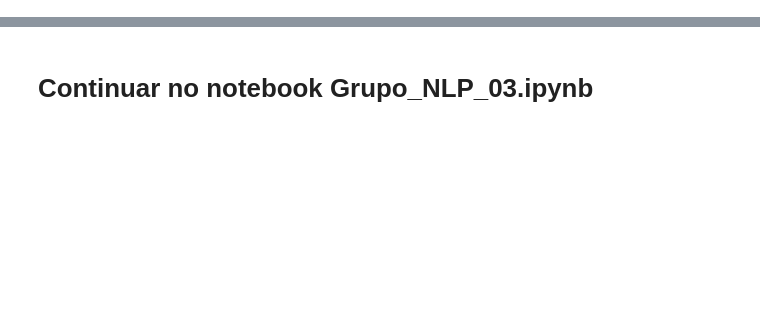
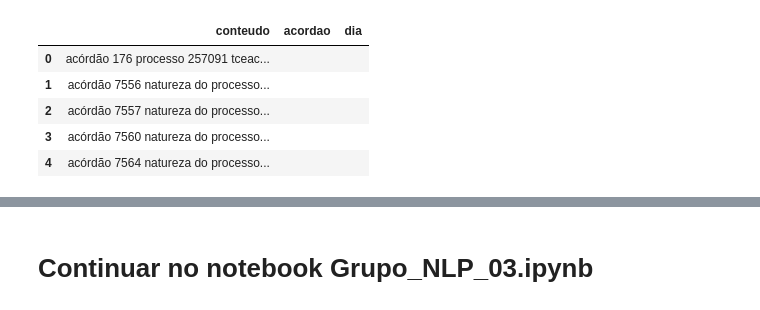
Before and after one commit to Antonino-Marques-Jares/Projeto_Leitura_Documentos, a Jupyter notebook: Grupo_NPL_02.ipynb, the cells around one changed output, grey strips where cells are left out. Saved outputs shown, nothing was run; the diff lists cells and outputs as text; code cells hidden in the pictures; blank space fills up the shorter version.

```diff
--- a/Grupo_NPL_02.ipynb
+++ b/Grupo_NPL_02.ipynb
@@ -387,3 +101,0 @@ Foram encontrados 1229 registros sem data
-# %%
-texto = transitorio['conteudo'][19]
-print(texto[-100:-1])
@@ -397,3 +101,0 @@ print(consulta)
-# %%
-texto = etapa01['conteudo'][19]
-print(texto[-100:-1])
@@ -405,3 +101,0 @@ P re si clente
-# %%
-texto = etapa02['conteudo_atualizado'][19]
-print(texto[-100:-1])
@@ -410,3 +101,0 @@ print(texto[-100:-1])
-# %%
-texto = etapa03['conteudo'][19]
-print(texto[-100:-1])
@@ -414,0 +238,25 @@ print(texto[-100:-1])
+# %%
+conteudos = []
+try:
+    for texto in passo01['conteudo']:
+        resposta = substituir(texto,r"\1\3",regex_espacos_entre_numeros)
+        resposta = substituir(resposta,r"\1 \2",regex_numero_encostado_em_letras)
+        conteudos.append(resposta)
+except ValueError as numero_erro:
+    print("Erro ao retirar espaço vazio entre números :", numero_erro)
+
+
+extrutura_transitorio_conteudos = {
+  'conteudo': conteudos
+}
+
+transitorio_conteudo = pd.DataFrame(extrutura_transitorio_conteudos)
+passo01['conteudo'] = transitorio_conteudo
+passo01.head()
+# %% [output]
+|  | conteudo | acordao | dia |
+| 0 | acórdão 176 processo 257091 tceac... |  |  |
+| 1 | acórdão 7556 natureza do processo... |  |  |
+| 2 | acórdão 7557 natureza do processo... |  |  |
+| 3 | acórdão 7560 natureza do processo... |  |  |
+| 4 | acórdão 7564 natureza do processo... |  |  |
```
Also changed, not shown: parts of 84 cells of this notebook, 5 other files.
